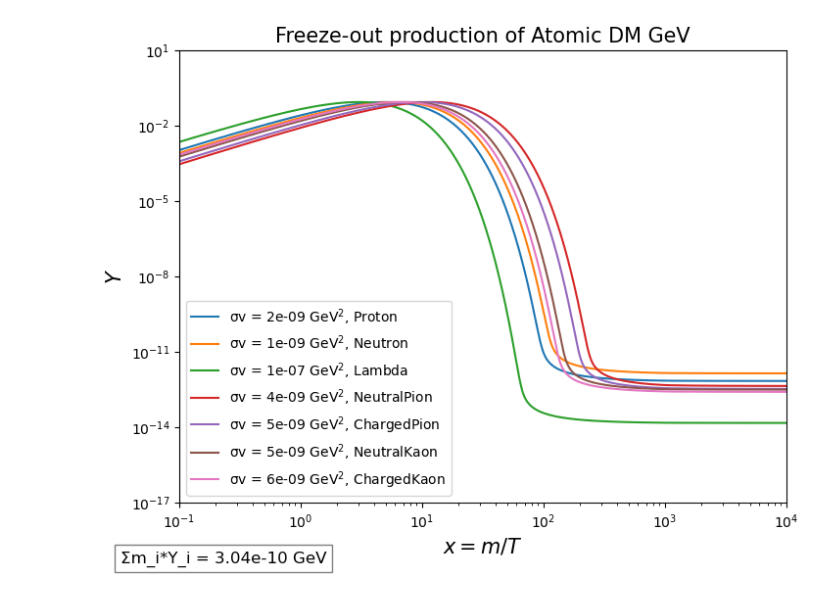
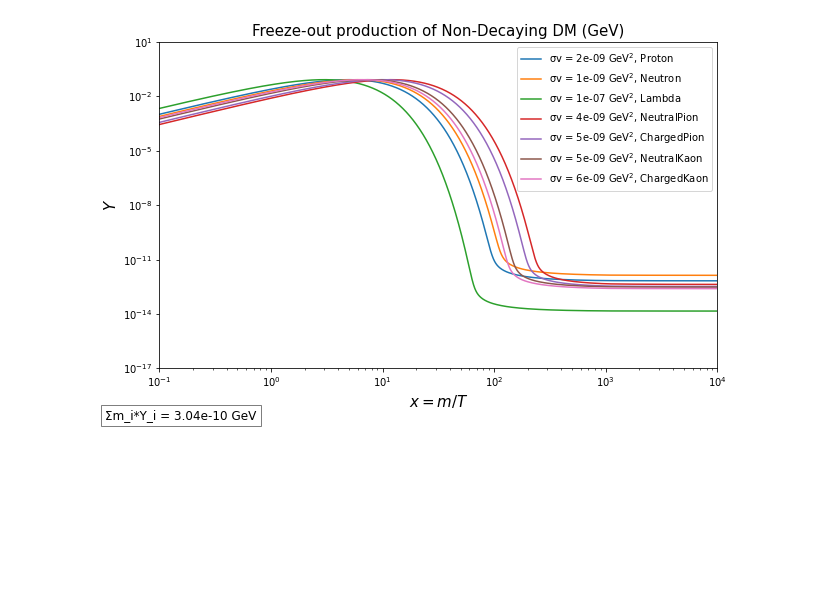
Before and after one commit to IgalPress/Thesis, a Jupyter notebook: MinimalWorkingExample.ipynb, the cells around one changed output. Drawn from its saved outputs; the diff is of its cells as text; code cells hidden in the pictures; blank space fills up the shorter version.

Commit message:
NonDecayingMinWorkEx

```diff
--- a/MinimalWorkingExample.ipynb
+++ b/MinimalWorkingExample.ipynb
@@ -87,7 +87,7 @@ x_eval = np.logspace(np.log10(x_min), np.log10(x_max), 10000)
 # Plot equilibrium abundance
 xx = np.logspace(np.log10(x_min), np.log10(1000), 10000)
 #plt.loglog(xx, Y_EQ(xx, 'Proton'), 'c', label=r'$Y_{\rm eq}$, Proton')
-#plt.figure(figsize=(8, 6))
+plt.figure(figsize=(10, 6))
 
 
 FreezeOutNumber = np.array([])
@@ -126,9 +126,9 @@ plt.ylim(1E-17,10)
 plt.xlim(0.1,x_max)
 plt.xlabel('$x = m/T$', size= 15)
 plt.ylabel('$Y$', size= 15)
-plt.title('Freeze-out production of Atomic DM GeV', size= 15)
+plt.title('Freeze-out production of Non-Decaying DM (GeV)', size= 15)
 plt.legend()
 plt.gcf().text(0.05, 0.001, f"Σm_i*Y_i = {format(np.sum(np.multiply(masses, FreezeOutNumber)), '.2e')} GeV", fontsize=12, ha='left', va='bottom', bbox=dict(facecolor='white', alpha=0.5))
 #plt.show()
-#plt.savefig('MinExample.png')
+plt.savefig('NonDecayingFreezeOut.png', facecolor = 'w')
 # %% [output]
@@ -143 +143 @@ Frozen-out value of ChargedKaon with sigma = 6e-09, and mass = 90 GeV is 2.46857
-[figure, old version]
+[figure, new version]
```
Also changed, not shown: parts of 1 cell of this notebook, 4 other files.
